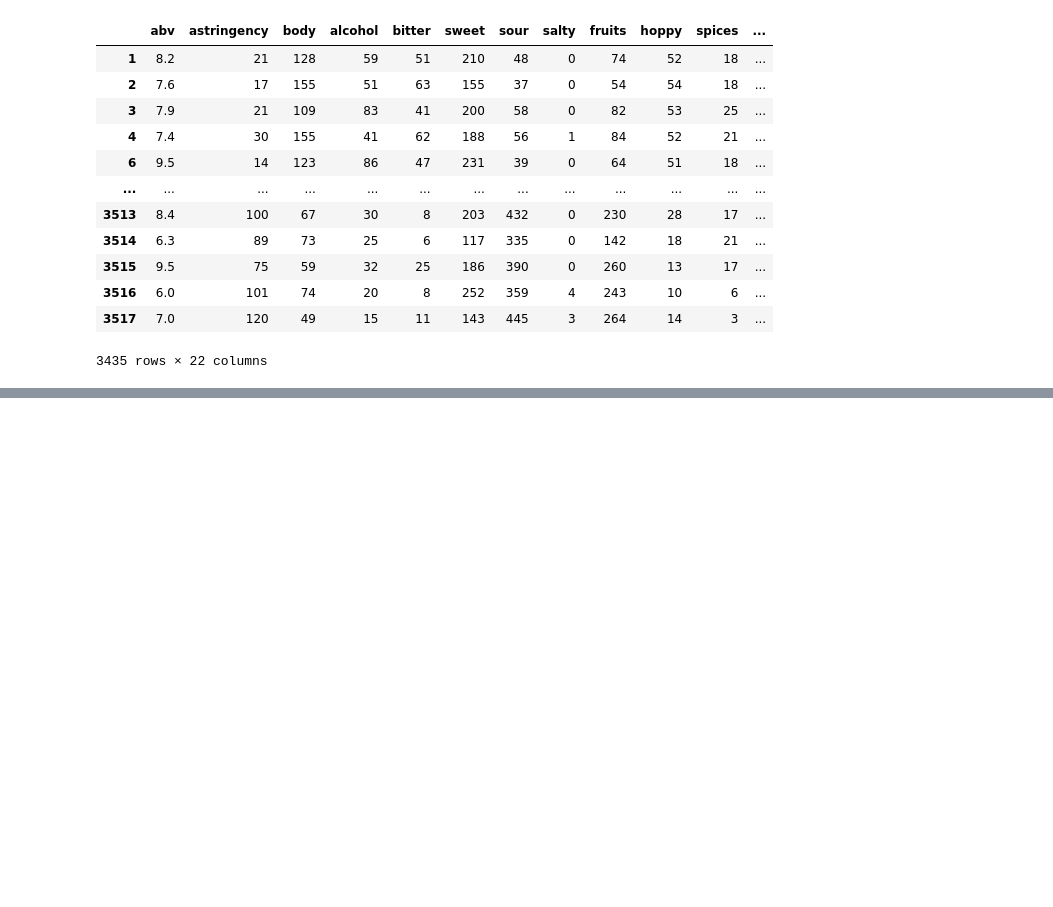
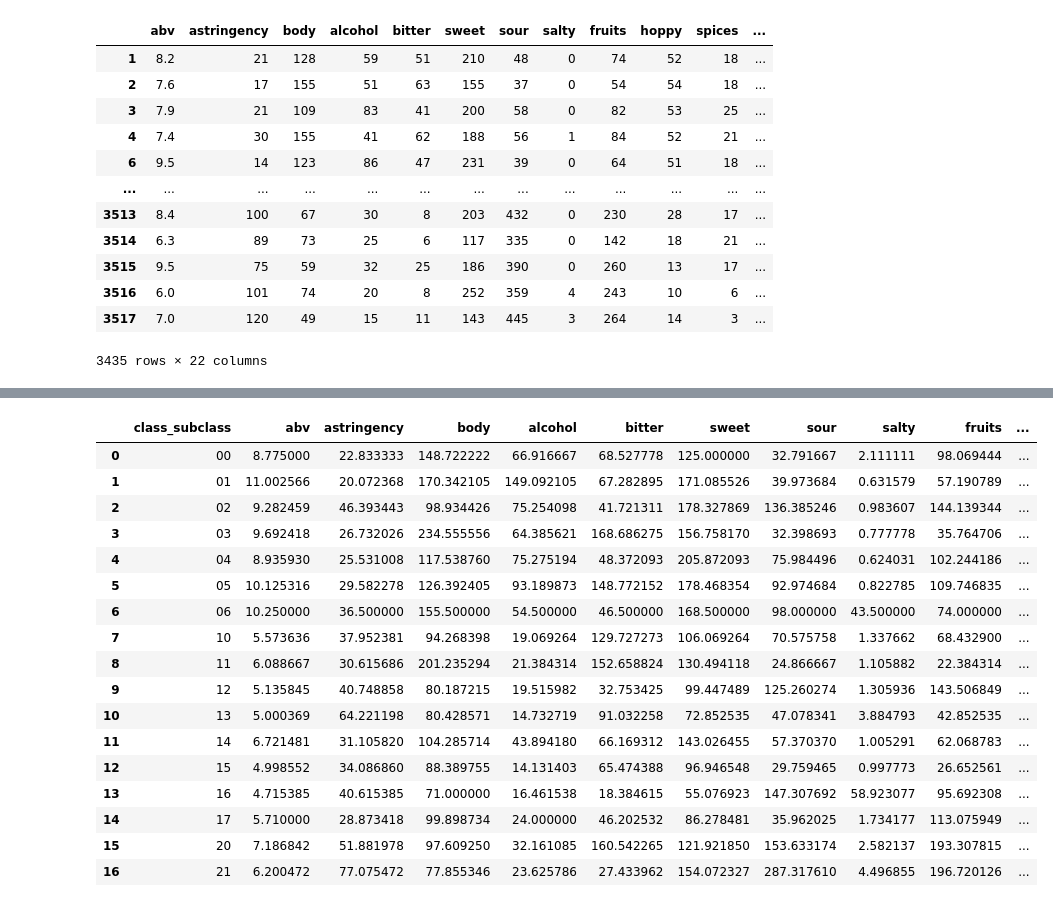
Before and after one commit to curtissmith291/final_project, a Jupyter notebook: K-Means_all_scraped.ipynb, the cells around one changed output, grey strips where cells are left out. Saved outputs shown, nothing was run; the diff lists cells and outputs as text; code cells hidden in the pictures; blank space fills up the shorter version.

```diff
--- a/K-Means_all_scraped.ipynb
+++ b/K-Means_all_scraped.ipynb
@@ -689,3 +744,27 @@ fig = px.sunburst(df2, path=['main_class', 'subclass'], values='beer_count', col
 fig.show()
 # %% [output]
 [interactive output not drawn]
+# %%
+bar_df2 = for_figure.groupby(["class_subclass"]).mean()
+# bar_df2.drop(columns=["class"], inplace=True)
+bar_df2.reset_index(inplace=True)
+bar_df2
+# %% [output]
+|  | class_subclass | abv | astringency | body | alcohol | bitter | sweet | sour | salty | fruits | ... |
+| 0 | 00 | 8.775000 | 22.833333 | 148.722222 | 66.916667 | 68.527778 | 125.000000 | 32.791667 | 2.111111 | 98.069444 | ... |
+| 1 | 01 | 11.002566 | 20.072368 | 170.342105 | 149.092105 | 67.282895 | 171.085526 | 39.973684 | 0.631579 | 57.190789 | ... |
+| 2 | 02 | 9.282459 | 46.393443 | 98.934426 | 75.254098 | 41.721311 | 178.327869 | 136.385246 | 0.983607 | 144.139344 | ... |
+| 3 | 03 | 9.692418 | 26.732026 | 234.555556 | 64.385621 | 168.686275 | 156.758170 | 32.398693 | 0.777778 | 35.764706 | ... |
+| 4 | 04 | 8.935930 | 25.531008 | 117.538760 | 75.275194 | 48.372093 | 205.872093 | 75.984496 | 0.624031 | 102.244186 | ... |
+| 5 | 05 | 10.125316 | 29.582278 | 126.392405 | 93.189873 | 148.772152 | 178.468354 | 92.974684 | 0.822785 | 109.746835 | ... |
+| 6 | 06 | 10.250000 | 36.500000 | 155.500000 | 54.500000 | 46.500000 | 168.500000 | 98.000000 | 43.500000 | 74.000000 | ... |
+| 7 | 10 | 5.573636 | 37.952381 | 94.268398 | 19.069264 | 129.727273 | 106.069264 | 70.575758 | 1.337662 | 68.432900 | ... |
+| 8 | 11 | 6.088667 | 30.615686 | 201.235294 | 21.384314 | 152.658824 | 130.494118 | 24.866667 | 1.105882 | 22.384314 | ... |
+| 9 | 12 | 5.135845 | 40.748858 | 80.187215 | 19.515982 | 32.753425 | 99.447489 | 125.260274 | 1.305936 | 143.506849 | ... |
+| 10 | 13 | 5.000369 | 64.221198 | 80.428571 | 14.732719 | 91.032258 | 72.852535 | 47.078341 | 3.884793 | 42.852535 | ... |
+| 11 | 14 | 6.721481 | 31.105820 | 104.285714 | 43.894180 | 66.169312 | 143.026455 | 57.370370 | 1.005291 | 62.068783 | ... |
+| 12 | 15 | 4.998552 | 34.086860 | 88.389755 | 14.131403 | 65.474388 | 96.946548 | 29.759465 | 0.997773 | 26.652561 | ... |
+| 13 | 16 | 4.715385 | 40.615385 | 71.000000 | 16.461538 | 18.384615 | 55.076923 | 147.307692 | 58.923077 | 95.692308 | ... |
+| 14 | 17 | 5.710000 | 28.873418 | 99.898734 | 24.000000 | 46.202532 | 86.278481 | 35.962025 | 1.734177 | 113.075949 | ... |
+| 15 | 20 | 7.186842 | 51.881978 | 97.609250 | 32.161085 | 160.542265 | 121.921850 | 153.633174 | 2.582137 | 193.307815 | ... |
+| 16 | 21 | 6.200472 | 77.075472 | 77.855346 | 23.625786 | 27.433962 | 154.072327 | 287.317610 | 4.496855 | 196.720126 | ... |
```
Also changed, not shown: parts of 13 cells of this notebook, 3 other files.
